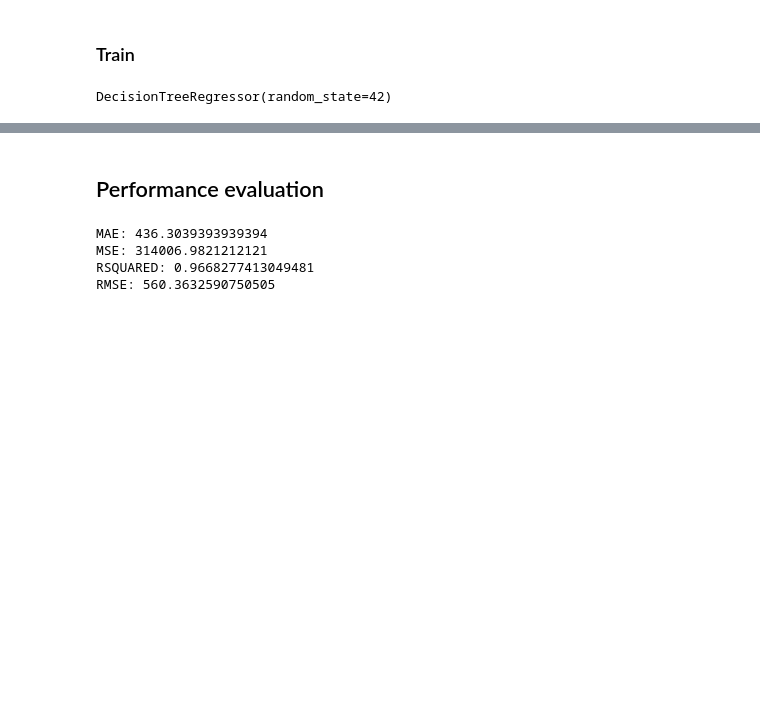
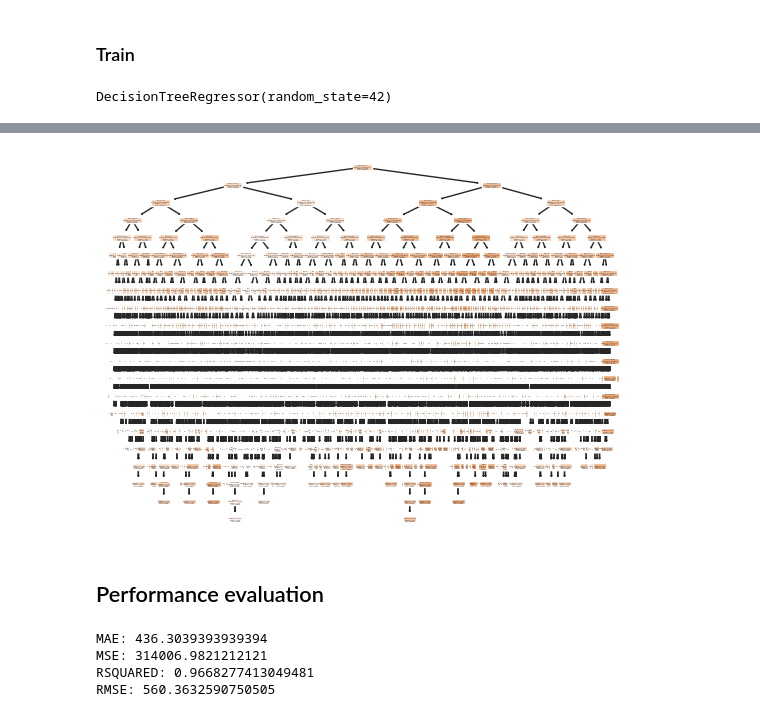
Before and after one commit to lucaslzl/ds_pos, a Jupyter notebook: notebooks/1_car_price.ipynb, the cells around one changed output, grey strips where cells are left out. Saved outputs shown, nothing was run; the diff lists cells and outputs as text; code cells hidden in the pictures; blank space fills up the shorter version.

```diff
--- a/notebooks/1_car_price.ipynb
+++ b/notebooks/1_car_price.ipynb
@@ -371,6 +377,9 @@ x.loc[x["Fuel_Type"] == "Electric", "Fuel_Type"] = 4
 x.loc[x["Transmission"] == "Manual", "Transmission"] = 1
 x.loc[x["Transmission"] == "Semi-Automatic", "Transmission"] = 2
 x.loc[x["Transmission"] == "Automatic", "Transmission"] = 3
+
+x["Fuel_Type"] = x["Fuel_Type"].astype(int)
+x["Transmission"] = x["Transmission"].astype(int)
 # %%
 x.head()
 # %% [output]
@@ -398,3 +419,10 @@ DecisionTreeRegressor(random_state=42)
+# %%
+from sklearn.tree import plot_tree
+
+plot_tree(reg, filled=True, proportion=True)
+plt.show()
+# %% [output]
+[figure, added]
 # %% [markdown]
 ## Performance evaluation
 # %%
```
Also changed, not shown: parts of 9 cells of this notebook.
